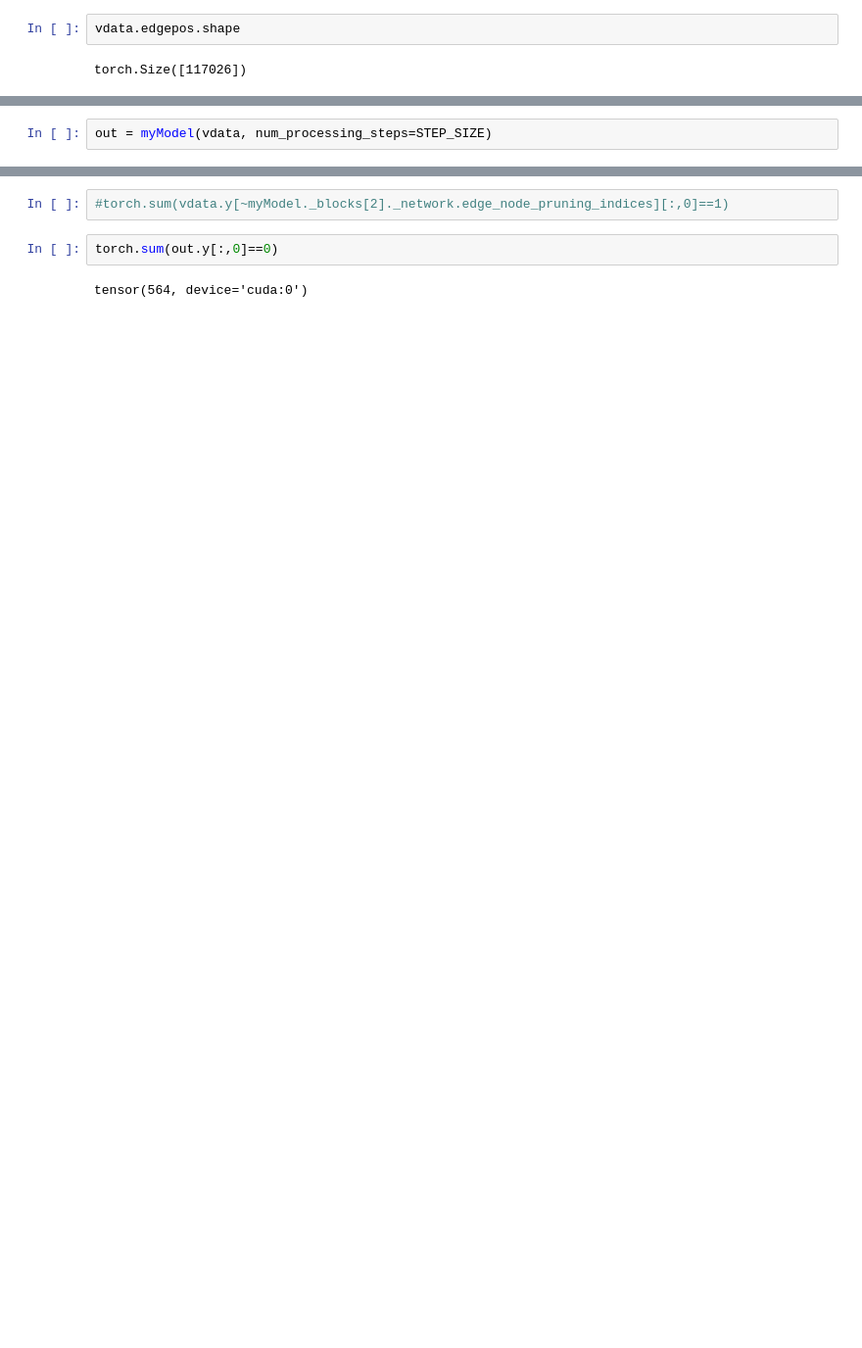
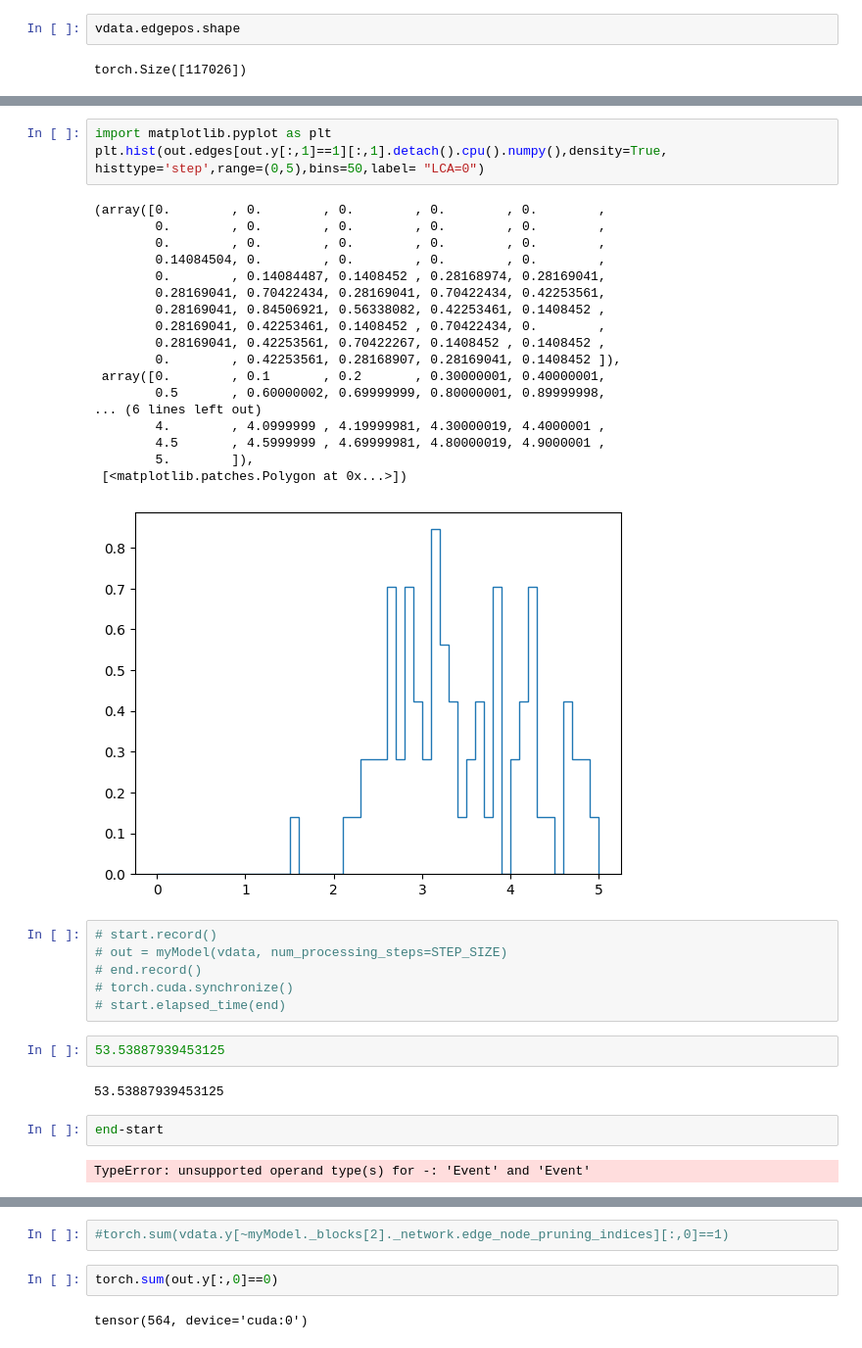
Before and after one commit to willsutcliffe/scalable_mtl_hgnn, a Jupyter notebook: Test.ipynb, the cells around one changed output, grey strips where cells are left out. Shown at 98% size. Drawn from its saved outputs; the diff is of its cells as text; blank space fills up the shorter version.

```diff
--- a/Test.ipynb
+++ b/Test.ipynb
@@ -467,2 +596,36 @@ myModel._blocks[2]._network.node_weight_cut = 0.0005
+# %%
+import matplotlib.pyplot as plt
+plt.hist(out.edges[out.y[:,1]==1][:,1].detach().cpu().numpy(),density=True, histtype='step',range=(0,5),bins=50,label= "LCA=0")
+# %% [output]
+(array([0.        , 0.        , 0.        , 0.        , 0.        ,
+        0.        , 0.        , 0.        , 0.        , 0.        ,
+        0.        , 0.        , 0.        , 0.        , 0.        ,
+        0.14084504, 0.        , 0.        , 0.        , 0.        ,
+        0.        , 0.14084487, 0.1408452 , 0.28168974, 0.28169041,
+        0.28169041, 0.70422434, 0.28169041, 0.70422434, 0.42253561,
+        0.28169041, 0.84506921, 0.56338082, 0.42253461, 0.1408452 ,
+        0.28169041, 0.42253461, 0.1408452 , 0.70422434, 0.        ,
+        0.28169041, 0.42253561, 0.70422267, 0.1408452 , 0.1408452 ,
+        0.        , 0.42253561, 0.28168907, 0.28169041, 0.1408452 ]),
+ array([0.        , 0.1       , 0.2       , 0.30000001, 0.40000001,
+        0.5       , 0.60000002, 0.69999999, 0.80000001, 0.89999998,
+... (6 lines left out)
+        4.        , 4.0999999 , 4.19999981, 4.30000019, 4.4000001 ,
+        4.5       , 4.5999999 , 4.69999981, 4.80000019, 4.9000001 ,
+        5.        ]),
+ [<matplotlib.patches.Polygon at 0x...>])
+[figure, added]
 # %%
-out = myModel(vdata, num_processing_steps=STEP_SIZE)
+# start.record()
+# out = myModel(vdata, num_processing_steps=STEP_SIZE)
+# end.record()
+# torch.cuda.synchronize()
+# start.elapsed_time(end)
+# %%
+53.53887939453125
+# %% [output]
+53.53887939453125
+# %%
+end-start
+# %% [output]
+TypeError: unsupported operand type(s) for -: 'Event' and 'Event'
```
Also changed, not shown: parts of 57 cells of this notebook, 5 other files.
